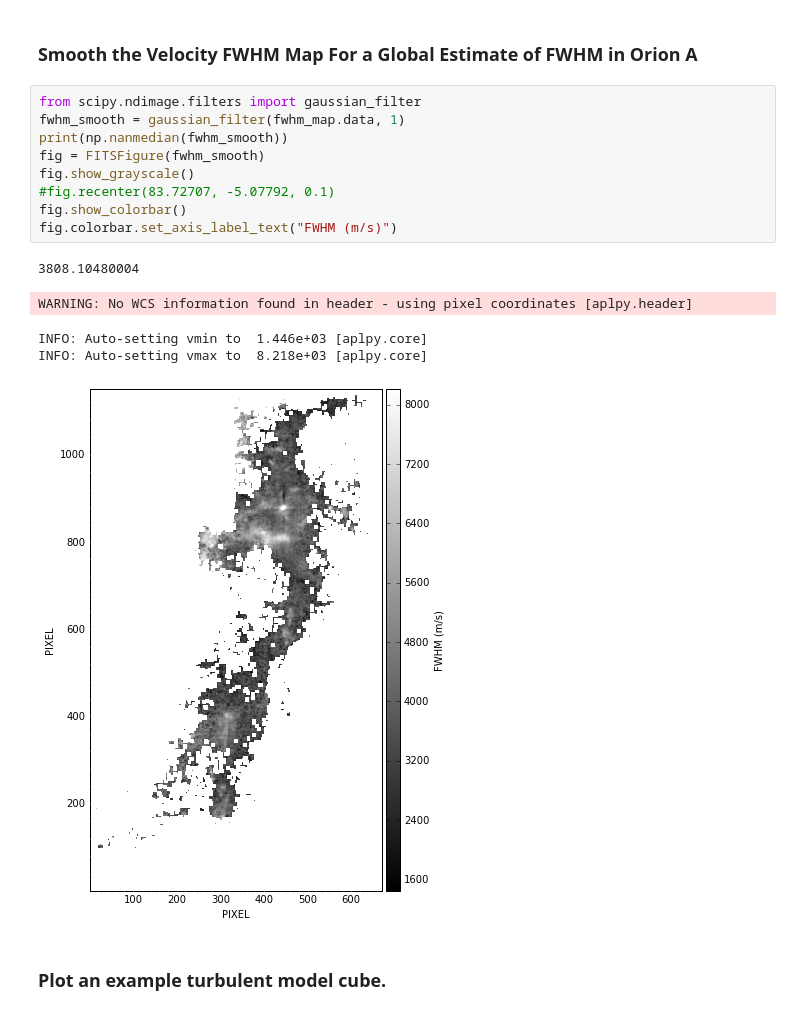
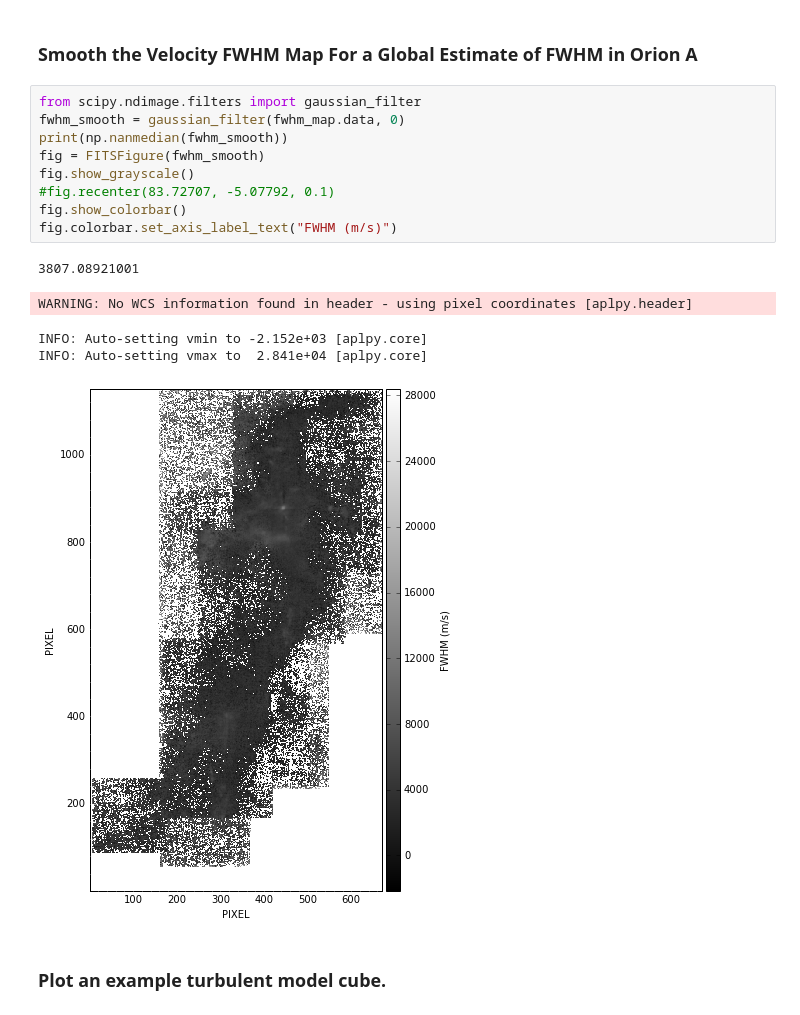
Before and after one commit to jrobbfed/carma, a Jupyter notebook: notebooks/Shell Models Compared to Catalogued Orion A Shells.ipynb, the cells around one changed output. Cells and saved outputs as stored; diff of their text form.

```diff
--- a/notebooks/Shell Models Compared to Catalogued Orion A Shells.ipynb
+++ b/notebooks/Shell Models Compared to Catalogued Orion A Shells.ipynb
@@ -45,19 +50,19 @@ fig.colorbar.set_axis_label_text("FWHM (m/s)")
 ### Smooth the Velocity FWHM Map For a Global Estimate of FWHM in Orion A
 # %%
 from scipy.ndimage.filters import gaussian_filter
-fwhm_smooth = gaussian_filter(fwhm_map.data, 1)
+fwhm_smooth = gaussian_filter(fwhm_map.data, 0)
 print(np.nanmedian(fwhm_smooth))
 fig = FITSFigure(fwhm_smooth)
 fig.show_grayscale()
 #fig.recenter(83.72707, -5.07792, 0.1)
 fig.show_colorbar()
 fig.colorbar.set_axis_label_text("FWHM (m/s)")
 # %% [output]
-3808.10480004
+3807.08921001
 WARNING: No WCS information found in header - using pixel coordinates [aplpy.header]
-INFO: Auto-setting vmin to  1.446e+03 [aplpy.core]
-INFO: Auto-setting vmax to  8.218e+03 [aplpy.core]
+INFO: Auto-setting vmin to -2.152e+03 [aplpy.core]
+INFO: Auto-setting vmax to  2.841e+04 [aplpy.core]
-[figure, old version]
+[figure, new version]
 # %% [markdown]
 ### Plot an example turbulent model cube.
 # %%
```
Also changed, not shown: parts of 6 cells of this notebook, 1 other file.
